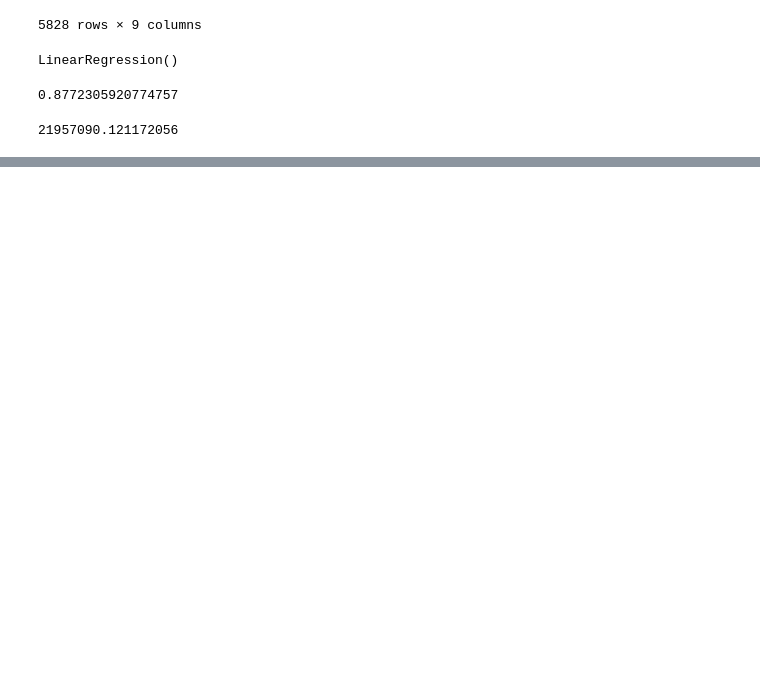
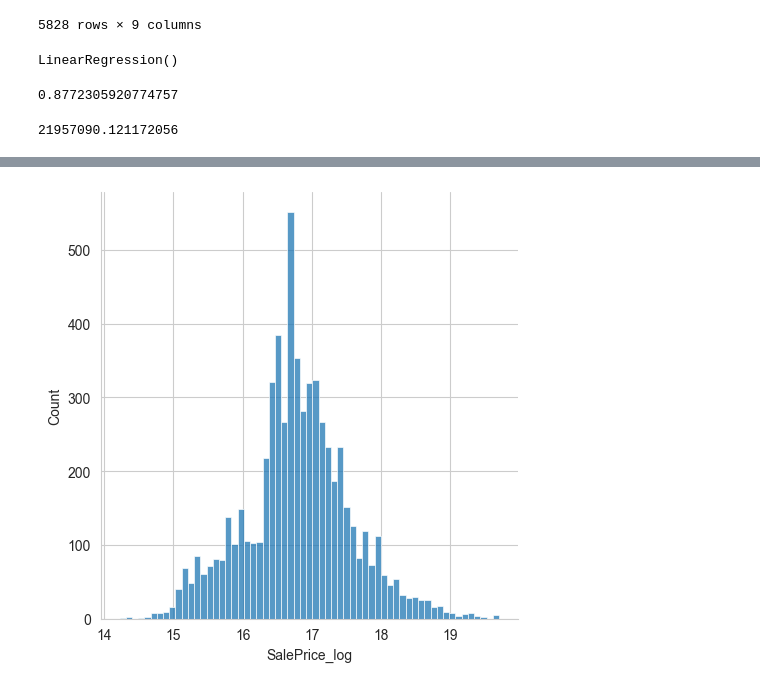
Before and after one commit to ashishyadav2/Java-Python, a Jupyter notebook: Python/Data Science/house_prediction.ipynb, the cells around one changed output, grey strips where cells are left out. Drawn from its saved outputs; the diff is of its cells as text; code cells hidden in the pictures; blank space fills up the shorter version.

```diff
--- a/Python/Data Science/house_prediction.ipynb
+++ b/Python/Data Science/house_prediction.ipynb
@@ -148,0 +198,7 @@ print(price[0])
+# %%
+df['SalePrice_log'] = np.log(df['price'])
+x = df['SalePrice_log']
+sns.displot(x)
+plt.show()
+# %% [output]
+[figure, added]
```
Also changed, not shown: parts of 17 cells of this notebook, 2 other files.
